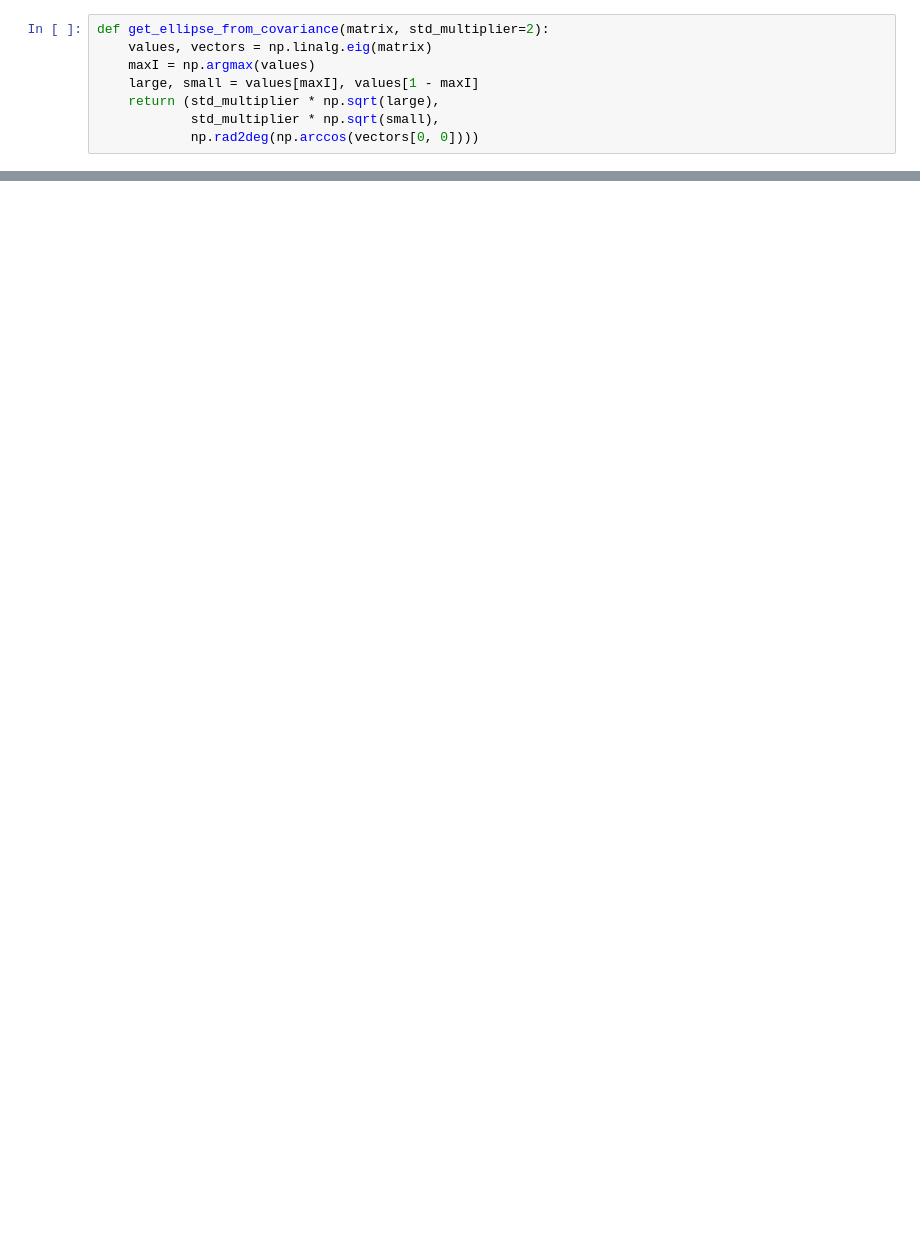
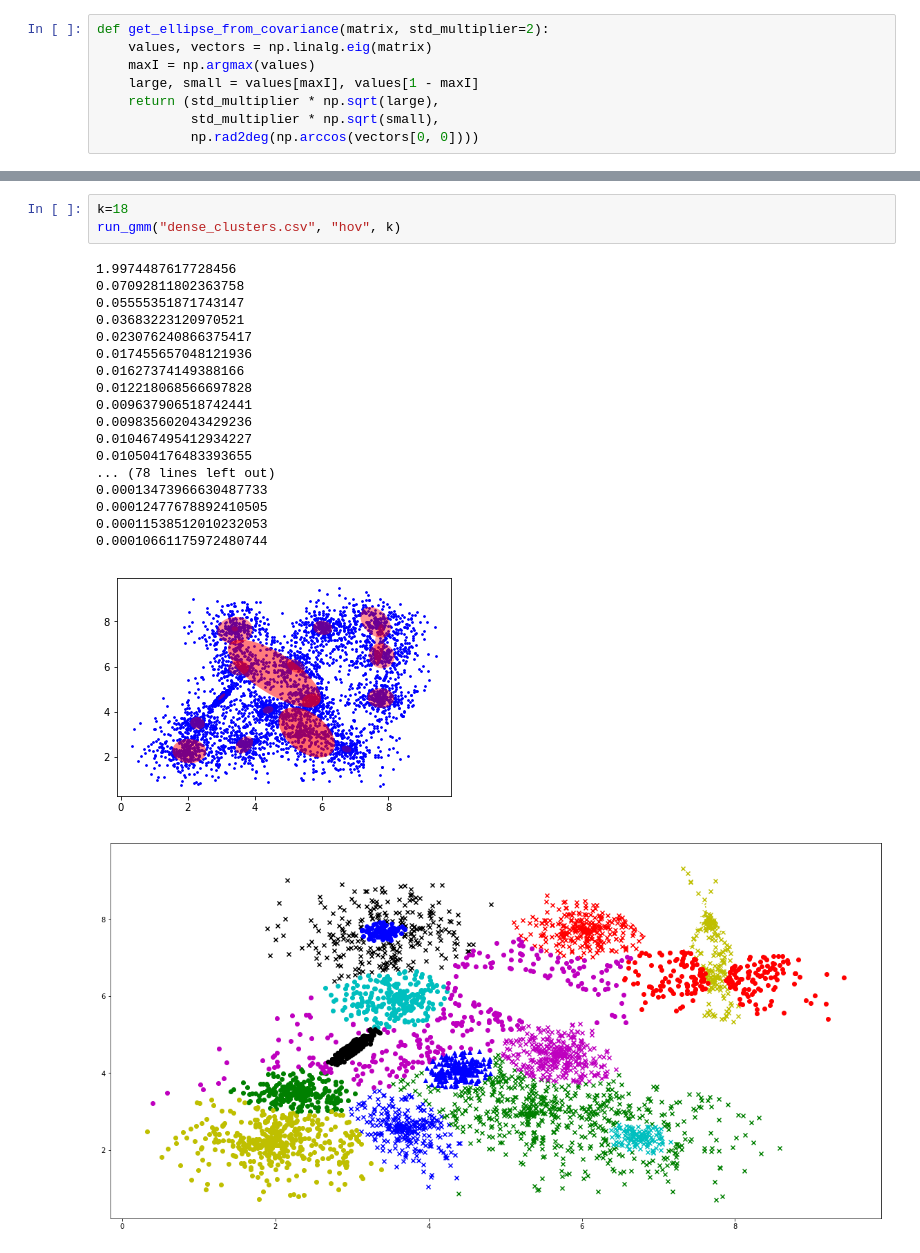
Before and after one commit to hov1417/UnsupervisedHomework, a Jupyter notebook: GMM/plot_covariances.ipynb, the cells around one changed output, grey strips where cells are left out. Cells and saved outputs as stored; diff of their text form; blank space fills up the shorter version.

```diff
--- a/GMM/plot_covariances.ipynb
+++ b/GMM/plot_covariances.ipynb
@@ -192,0 +160,23 @@ st.multivariate_normal(gmm.means[1], gmm.covariances[1]).pdf(data[1])
+# %%
+k=18
+run_gmm("dense_clusters.csv", "hov", k)
+# %% [output]
+1.9974487617728456
+0.07092811802363758
+0.05555351871743147
+0.03683223120970521
+0.023076240866375417
+0.017455657048121936
+0.01627374149388166
+0.012218068566697828
+0.009637906518742441
+0.009835602043429236
+0.010467495412934227
+0.010504176483393655
+... (78 lines left out)
+0.00013473966630487733
+0.00012477678892410505
+0.00011538512010232053
+0.00010661175972480744
+[figure, added]
+[figure, added]
```
Also changed, not shown: parts of 11 cells of this notebook, 6 other files.
